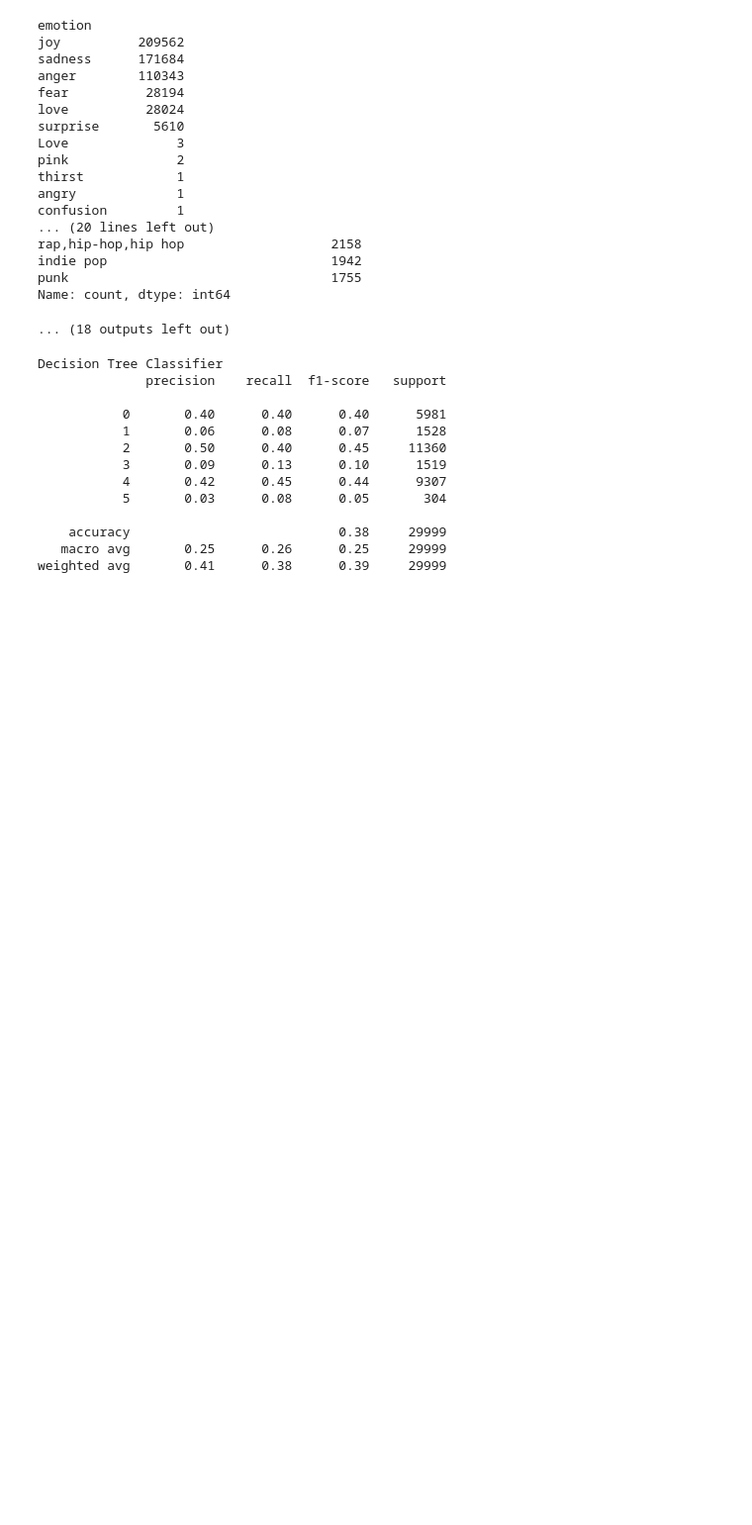
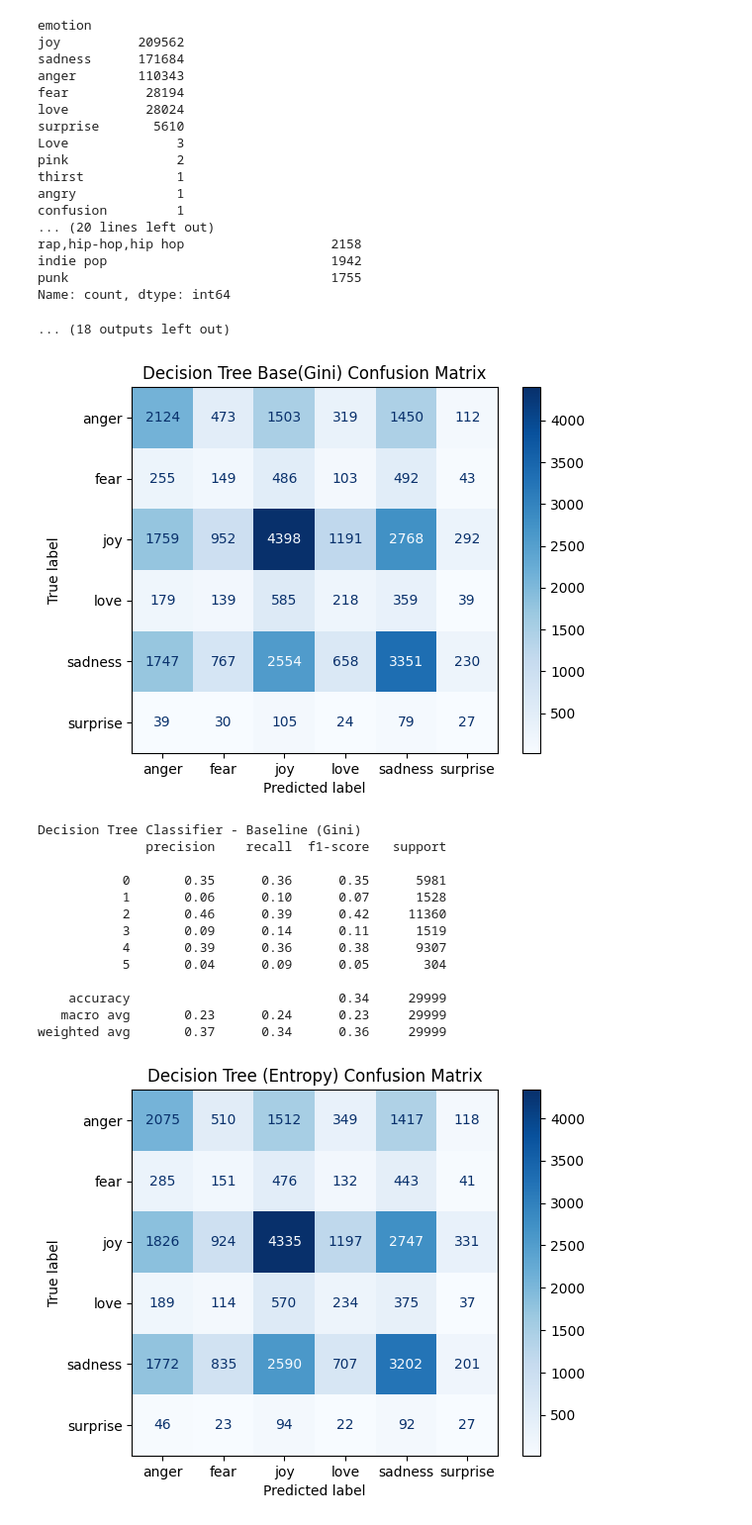
Before and after one commit to danielromerom/spotify-lyrical-analysis, a Jupyter notebook: notebooks/spotify_data_exploration.ipynb, the cells around one changed output. Shown at 99% size. Drawn from its saved outputs; the diff is of its cells as text; code cells hidden in the pictures; blank space fills up the shorter version.

Commit message:
Started on decision tree tests + random forest

```diff
--- a/notebooks/spotify_data_exploration.ipynb
+++ b/notebooks/spotify_data_exploration.ipynb
@@ -403,13 +410,7 @@ Name: count, dtype: int64
 from sklearn.tree import DecisionTreeClassifier
 from sklearn.metrics import classification_report, confusion_matrix, ConfusionMatrixDisplay
 
-dt = DecisionTreeClassifier(random_state=67, max_depth=20)
-dt.fit(X_train_res, y_train_res)
-y_pred_dt = dt.predict(X_test)
-print("Decision Tree Classifier")
-print(classification_report(y_test, y_pred_dt))
 
-"""
 # Baseline Decision Tree - Gini
 dt_base = DecisionTreeClassifier(random_state=67, criterion='gini')
 dt_base.fit(X_train_res, y_train_res)
@@ -428,45 +429,49 @@ print(classification_report(y_test, y_pred_dt_base))
 dt_entropy = DecisionTreeClassifier(random_state=67, criterion='entropy')
 dt_entropy.fit(X_train_res, y_train_res)
 y_pred_dt_entropy = dt_entropy.predict(X_test)
 
 cm_entropy = confusion_matrix(y_test, y_pred_dt_entropy)
 disp = ConfusionMatrixDisplay(confusion_matrix=cm_entropy, display_labels=label_enc.classes_)
 disp.plot(cmap=plt.cm.Blues)
 plt.title("Decision Tree (Entropy) Confusion Matrix")
 plt.show()
 
 print("Decision Tree Classifier - Entropy")
 print(classification_report(y_test, y_pred_dt_base))
 
 # Decision Tree - Max Depth Variation: Current Best - 20
 for depth in [5, 10, 15, 20, None]:
     dt = DecisionTreeClassifier(random_state=42, max_depth=depth)
     dt.fit(X_train_res, y_train_res)
     y_pred_depth = dt.predict(X_test)
 
     print(f"Decision Tree Classifier - Max Depth={depth}")
     print(classification_report(y_test, y_pred_depth))
 
-# Decision Tree - Min Samples Split Variation
+# Decision Tree - Min Samples Split Variation: No visible change
 for leaf in [2, 5, 10, 20]:
     dt_leaf = DecisionTreeClassifier(random_state=42, min_samples_split=leaf, max_depth=20)
     dt_leaf.fit(X_train_res, y_train_res)
     y_pred_leaf = dt.predict(X_test)
 
     print(f"Decision Tree Classifier - Min Samples Split={leaf}")
     print(classification_report(y_test, y_pred_leaf))
-"""
+
+
+# Decision Tree -
 # %% [output]
+[figure, added]
-Decision Tree Classifier
+Decision Tree Classifier - Baseline (Gini)
               precision    recall  f1-score   support
 
-           0       0.40      0.40      0.40      5981
-           1       0.06      0.08      0.07      1528
-           2       0.50      0.40      0.45     11360
-           3       0.09      0.13      0.10      1519
-           4       0.42      0.45      0.44      9307
-           5       0.03      0.08      0.05       304
+           0       0.35      0.36      0.35      5981
+           1       0.06      0.10      0.07      1528
+           2       0.46      0.39      0.42     11360
+           3       0.09      0.14      0.11      1519
+           4       0.39      0.36      0.38      9307
+           5       0.04      0.09      0.05       304
 
-    accuracy                           0.38     29999
-   macro avg       0.25      0.26      0.25     29999
-weighted avg       0.41      0.38      0.39     29999
+    accuracy                           0.34     29999
+   macro avg       0.23      0.24      0.23     29999
+weighted avg       0.37      0.34      0.36     29999
+[figure, added]
```
Also changed, not shown: parts of 3 cells of this notebook.
